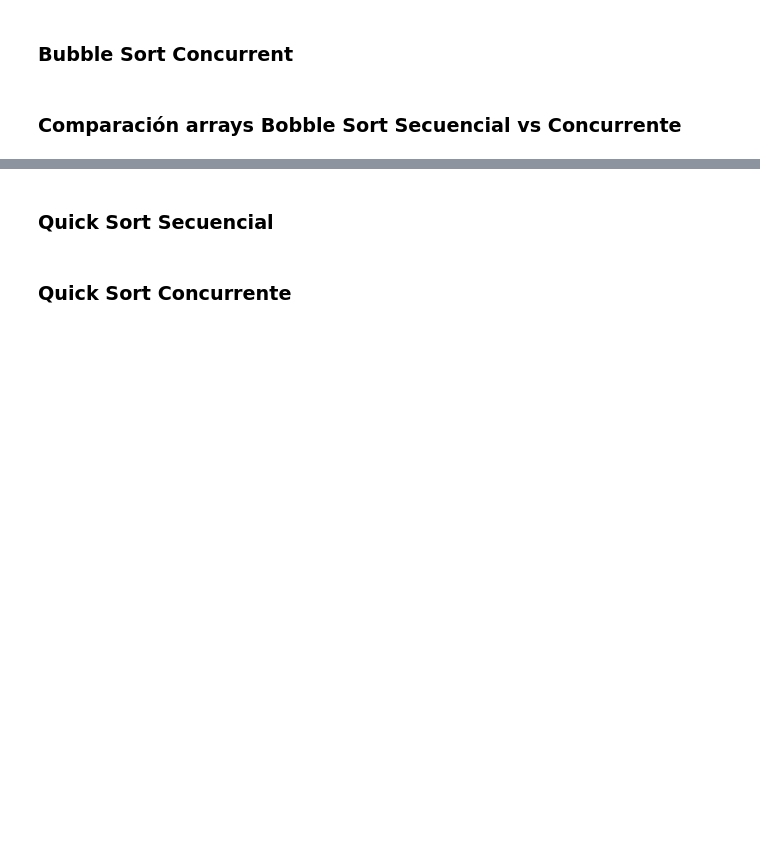
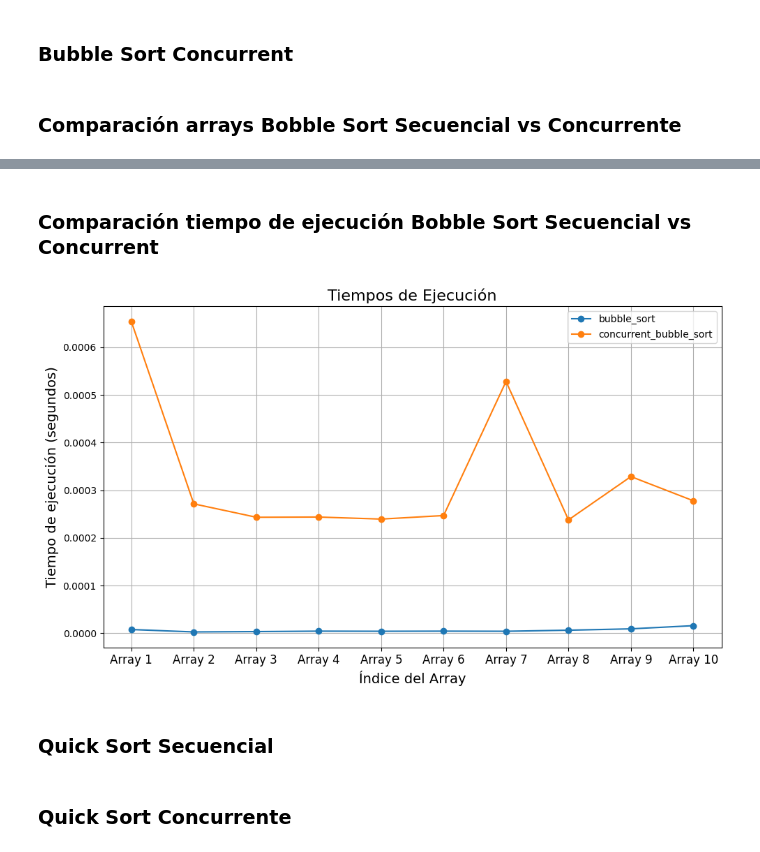
Before and after one commit to facubarneche/programacion-concurrente-paralela, a Jupyter notebook: exposicion_metodos_de_ordenamiento/tp_ordenamiento.ipynb, the cells around one changed output, grey strips where cells are left out. Cells and saved outputs as stored; diff of their text form; code cells hidden in the pictures; blank space fills up the shorter version.

```diff
--- a/exposicion_metodos_de_ordenamiento/tp_ordenamiento.ipynb
+++ b/exposicion_metodos_de_ordenamiento/tp_ordenamiento.ipynb
@@ -309,3 +322,9 @@ plot_comparisons_arrays("Comparación arrays Bobble Sort Secuencial vs Concurren
+# %% [markdown]
+### Comparación tiempo de ejecución Bobble Sort Secuencial vs Concurrent
+# %%
+plot_run_time([bubble_sort, concurrent_bubble_sort])
+# %% [output]
+[figure, added]
 # %% [markdown]
 ### Quick Sort Secuencial
 # %%
```
Also changed, not shown: parts of 12 cells of this notebook.
